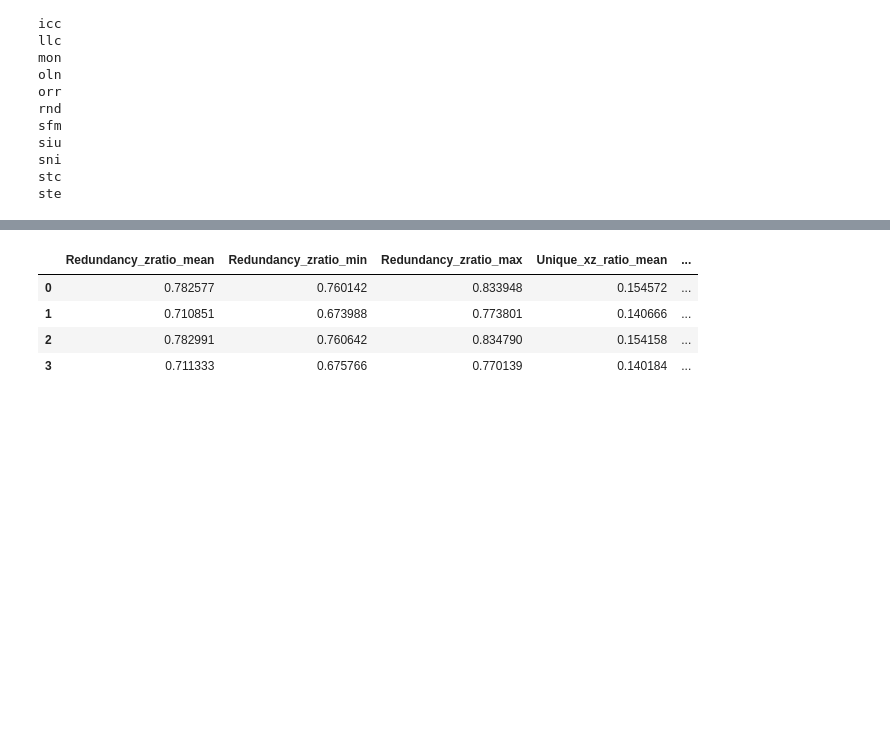
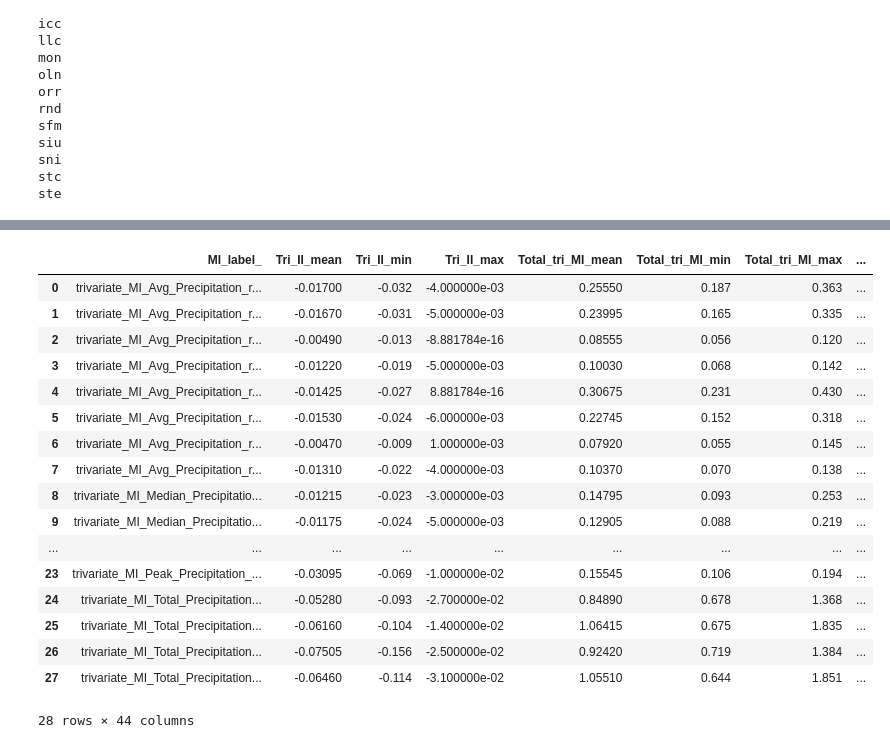
Before and after one commit to cstraus22/IL_WARM_MI_analysis, a Jupyter notebook: Mutual_information_and_partitioning.ipynb, the cells around one changed output, grey strips where cells are left out. Drawn from its saved outputs; the diff is of its cells as text; code cells hidden in the pictures; blank space fills up the shorter version.

```diff
--- a/Mutual_information_and_partitioning.ipynb
+++ b/Mutual_information_and_partitioning.ipynb
@@ -13,8 +13,8 @@ from sklearn.preprocessing import StandardScaler
 # %%
 #load data
 import pickle
-with open(r"/data/keeling/a/cstraus2/Phd_research/normalized_entropies_scale1_bw51715_binn1000_10040_masked_ptot_rounded_trivariate_normadj_priorpeak_high.pkl", "rb") as f:
+with open(r"/data/keeling/a/cstraus2/Phd_research/normalized_entropies_scale1_bw15_gridn31_masked_ptot_rounded_trivariate_normadj.pkl", "rb") as f:
    Entropy_data = pickle.load(f)
 
-MIs = pd.read_csv('MIs_scale1_bw51715_binn1000_10040_normadj_precipprior_high.csv', index_col = 0)
-trivar_MI = pd.read_csv('triMI_scale1_bw51715_binn1000_10040_normadj_precipprior_high.csv',index_col = 0)
+MIs = pd.read_csv('MIs_scale1_bw15_gridn_31_normadj.csv', index_col = 0)
+trivar_MI = pd.read_csv('triMI_scale1_bw15_gridn_31_normadj.csv',index_col = 0)
@@ -81,12 +64,14 @@ def MI_partitioning(Entropies, MI, tri_MI):
         station_triMI = tri_MI.loc[tri_MI['station'] == s].copy().reset_index(drop=True)
 
         for i in range(len(station_triMI)):
-            x_var_label = station_triMI.loc[i, 'H(x)']
-            y_var_label = station_triMI.loc[i, 'H(y)']
-            z_var_label = station_triMI.loc[i, 'H(z)']
+            x_var_label = station_triMI.loc[i, 'H(x)'].removeprefix('individual_entropy_')
+            y_var_label = station_triMI.loc[i, 'H(y)'].removeprefix('individual_entropy_')
+            z_var_label = station_triMI.loc[i, 'H(z)'].removeprefix('individual_entropy_')
             tri_mi_label = station_triMI.loc[i, 'MI_label']
 
-            II = station_triMI.loc[i, 'mutual_information']
+            II = station_triMI.loc[i, 'Interacting_information']
+            T_MI = station_triMI.loc[i, 'Total_shared_information']
+            Z_conditioned_MI = station_triMI.loc[i, 'Z_Conditioned_jointMI']
             #z is the target variable of delta sm pep Ptot
             str_p1 = f"(?:{x_var_label}.*{y_var_label}|{y_var_label}.*{x_var_label})"
             xy_MI = station_MI.loc[station_MI['MI_label'].str.contains(str_p1, regex = True),
@@ -120,6 +105,7 @@ def MI_partitioning(Entropies, MI, tri_MI):
 
 
             Rmmi = np.min([yz_MI, xz_MI])
+
             Is = xy_MI/(np.min([Hx, Hy]))
 
             Rmin = np.max([0, -II])
@@ -129,16 +115,19 @@ def MI_partitioning(Entropies, MI, tri_MI):
             Uy = yz_MI - Rs
 
             Syn = II + Rs
+            if Syn < 0 and Syn > -0.001:
+                Syn = 0
 
-            Rsz = Rs/Hz
-            Uxz = Ux/Hz
-            Uyz = Uy/Hz
-            Syn_z = Syn/Hz
+            Rsz = Rs/Z_conditioned_MI
+            Uxz = Ux/Z_conditioned_MI
+            Uyz = Uy/Z_conditioned_MI
+            Syn_z = Syn/Z_conditioned_MI
             # add label
             Partitions.append({
                 "Station": s,
                 "MI_label": tri_mi_label,
-                "Tri_MI": II,
+                "Tri_II": II,
+                "Total_tri_MI": T_MI,
                 "MI_xy": xy_MI,
                 "MI_xz": xz_MI,
                 "MI_yz": yz_MI,
@@ -152,7 +141,11 @@ def MI_partitioning(Entropies, MI, tri_MI):
                 "Unique_xz_ratio": Uxz,
                 "Unique_yz_ratio": Uyz,
                 "Synergistic": Syn,
-                "Synergistic_ratio": Syn_z
+                "Synergistic_ratio": Syn_z,
+                "Is": Is,
+                "Rmmi": Rmmi,
+                "Rmin":Rmin
+
 
             })
 
@@ -222,8 +211,21 @@ agg_df.columns = [
 # %%
-agg_df.iloc[:,22:]
+agg_df
 # %% [output]
-|  | Redundancy_zratio_mean | Redundancy_zratio_min | Redundancy_zratio_max | Unique_xz_ratio_mean | ... |
-| 0 | 0.782577 | 0.760142 | 0.833948 | 0.154572 | ... |
-| 1 | 0.710851 | 0.673988 | 0.773801 | 0.140666 | ... |
-| 2 | 0.782991 | 0.760642 | 0.834790 | 0.154158 | ... |
-| 3 | 0.711333 | 0.675766 | 0.770139 | 0.140184 | ... |
+|  | MI_label_ | Tri_II_mean | Tri_II_min | Tri_II_max | Total_tri_MI_mean | Total_tri_MI_min | Total_tri_MI_max | ... |
+| 0 | trivariate_MI_Avg_Precipitation_r... | -0.01700 | -0.032 | -4.000000e-03 | 0.25550 | 0.187 | 0.363 | ... |
+| 1 | trivariate_MI_Avg_Precipitation_r... | -0.01670 | -0.031 | -5.000000e-03 | 0.23995 | 0.165 | 0.335 | ... |
+| 2 | trivariate_MI_Avg_Precipitation_r... | -0.00490 | -0.013 | -8.881784e-16 | 0.08555 | 0.056 | 0.120 | ... |
+| 3 | trivariate_MI_Avg_Precipitation_r... | -0.01220 | -0.019 | -5.000000e-03 | 0.10030 | 0.068 | 0.142 | ... |
+| 4 | trivariate_MI_Avg_Precipitation_r... | -0.01425 | -0.027 | 8.881784e-16 | 0.30675 | 0.231 | 0.430 | ... |
+| 5 | trivariate_MI_Avg_Precipitation_r... | -0.01530 | -0.024 | -6.000000e-03 | 0.22745 | 0.152 | 0.318 | ... |
+| 6 | trivariate_MI_Avg_Precipitation_r... | -0.00470 | -0.009 | 1.000000e-03 | 0.07920 | 0.055 | 0.145 | ... |
+| 7 | trivariate_MI_Avg_Precipitation_r... | -0.01310 | -0.022 | -4.000000e-03 | 0.10370 | 0.070 | 0.138 | ... |
+| 8 | trivariate_MI_Median_Precipitatio... | -0.01215 | -0.023 | -3.000000e-03 | 0.14795 | 0.093 | 0.253 | ... |
+| 9 | trivariate_MI_Median_Precipitatio... | -0.01175 | -0.024 | -5.000000e-03 | 0.12905 | 0.088 | 0.219 | ... |
+| ... | ... | ... | ... | ... | ... | ... | ... | ... |
+| 23 | trivariate_MI_Peak_Precipitation_... | -0.03095 | -0.069 | -1.000000e-02 | 0.15545 | 0.106 | 0.194 | ... |
+| 24 | trivariate_MI_Total_Precipitation... | -0.05280 | -0.093 | -2.700000e-02 | 0.84890 | 0.678 | 1.368 | ... |
+| 25 | trivariate_MI_Total_Precipitation... | -0.06160 | -0.104 | -1.400000e-02 | 1.06415 | 0.675 | 1.835 | ... |
+| 26 | trivariate_MI_Total_Precipitation... | -0.07505 | -0.156 | -2.500000e-02 | 0.92420 | 0.719 | 1.384 | ... |
+| 27 | trivariate_MI_Total_Precipitation... | -0.06460 | -0.114 | -3.100000e-02 | 1.05510 | 0.644 | 1.851 | ... |
+28 rows × 44 columns
```
Also changed, not shown: parts of 19 cells of this notebook, 3 other files.
